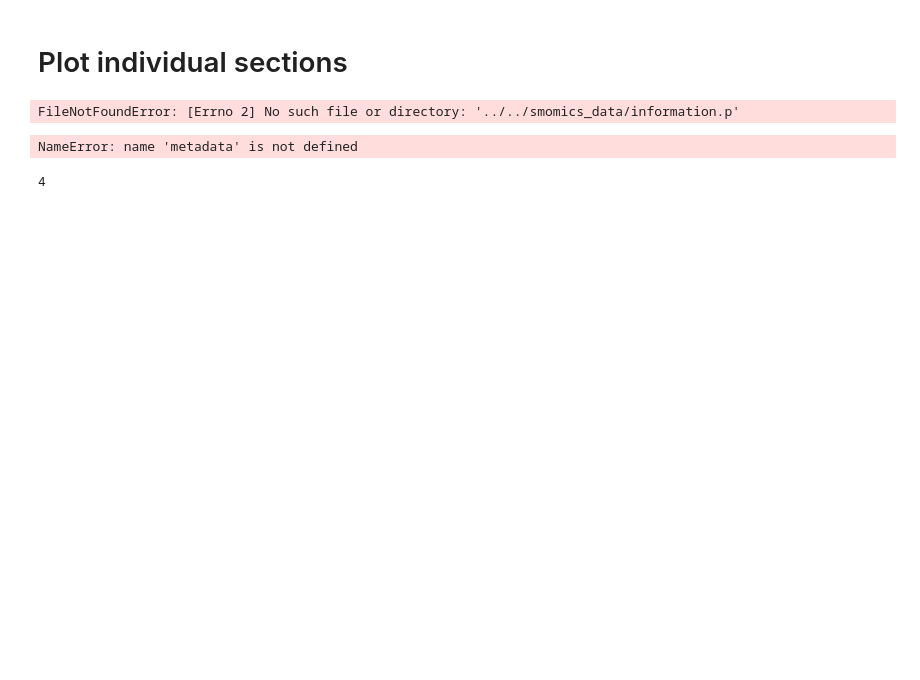
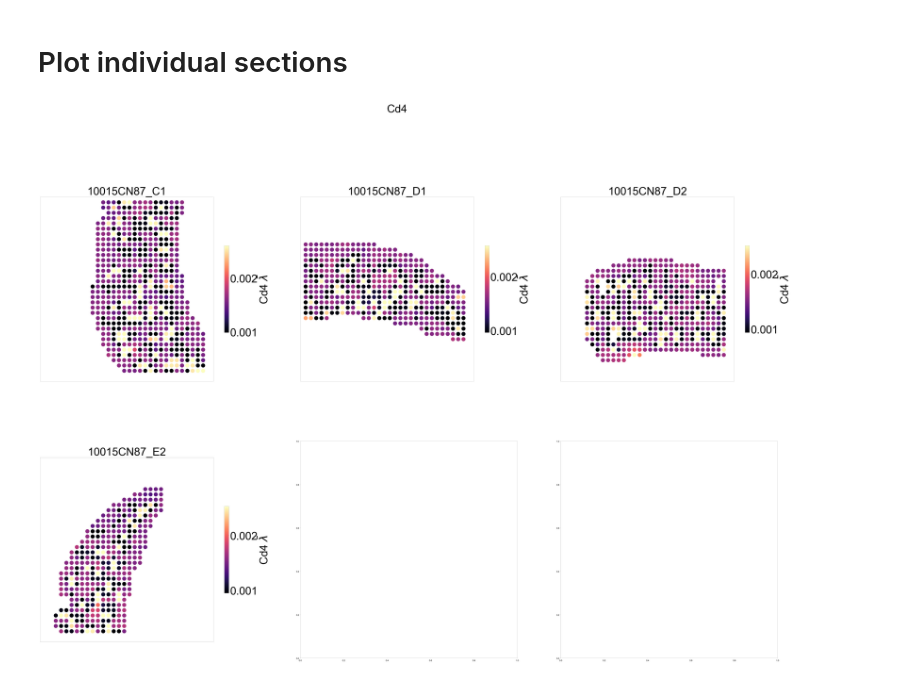
Before and after one commit to klarman-cell-observatory/sm-omics, a Jupyter notebook: tag_vs_mRNA_signals/splotch_viz_spleen.ipynb, the cells around one changed output. Saved outputs shown, nothing was run; the diff lists cells and outputs as text; code cells hidden in the pictures; blank space fills up the shorter version.

```diff
--- a/tag_vs_mRNA_signals/splotch_viz_spleen.ipynb
+++ b/tag_vs_mRNA_signals/splotch_viz_spleen.ipynb
@@ -37,7 +20,7 @@ def read_array_metadata(metadata,filename,n_levels, extraplot=None):
 path = '../../smomics_data'
 
 # Read file
-filename = os.path.join(path, 'lambdas_pmeans.tsv')
+filename = os.path.join(path, 'lambdas_pmeans_spleen_exons_mRNA_6tags.tsv')
 
 #Read file
 #filename = os.path.join(path, 'lambdas_pmeans_spleen_exons_mRNA_ifs.tsv')
@@ -56,26 +39,8 @@ for item in nm:
 lambda_posterior_means.index = nwe
 # %% [markdown]
 # Plot individual sections
-# %%
-# Load sample_information file
-# Read file
-path = '../../smomics_data'
-info_file = os.path.join(path, 'information.p')
-info = pickle.load(open(info_file,'rb'))
-
-metadata = info['metadata']
-n_levels = info['n_levels']
-
-print(metadata['Count file'][2])
-print(n_levels)
-# %% [output]
-FileNotFoundError: [Errno 2] No such file or directory: '../../smomics_data/information.p'
-# %%
-print(metadata['Count file'][1])
-# %% [output]
-NameError: name 'metadata' is not defined
 # %%
-gene = 'Adgre1'
+gene = 'Cd4'
 # %%
 # initialize a figure
 fig = matplotlib.pyplot.figure(figsize=(60, 60))
@@ -91,7 +56,7 @@ for i in range(0,int((int(len(count_files)+2)/num_cols))):
 fig.suptitle(gene, fontsize=50)
 
 # set percent cut offs for ploting
-mins = [5,5,5,5,5,5]
+mins = [10,5,5,5,5,5]
 maxs = [95,95,95,95,95,95]
 # loop over the count files
 for n, count_file in enumerate(count_files):
@@ -105,34 +70,34 @@ for n, count_file in enumerate(count_files):
     y_coordinates = (coordinates[:,1]-1)
 
     # visualize the ST spots
     s=300
 
     vmin = numpy.percentile(lambda_posterior_means[count_file].loc[gene].values,mins[n])
     vmax = numpy.percentile(lambda_posterior_means[count_file].loc[gene].values,maxs[n])
 
     cbmap = ax.scatter(x_coordinates,y_coordinates,
                        s=s,c=lambda_posterior_means[count_file].loc[gene],
                        cmap='magma',vmin=vmin,vmax=vmax,marker='o')
 
     ax.set_aspect('equal')
 
     ax.set_xticks([])
     ax.set_yticks([])
 
     ax.set_xlim(0, 33)
     ax.set_ylim(35,0)
 
     # put some information on the array in the title
     ax.set_title(count_file.split("/")[-1].split("_stdata_adjusted.tsv")[0], fontsize=50)
 
     cbar = matplotlib.pyplot.colorbar(cbmap,ax=ax,shrink=0.4)
     cbar.ax.tick_params(labelsize=50)
 
     cbar.set_label(r'%s $\bar{\lambda}$'%(gene), fontsize=50)
 
 fig.subplots_adjust(top=0.90)
 #fig.savefig(gene+'_exons.pdf')
+# %% [output]
+[figure, added]
 # %%
 len(count_files)
-# %% [output]
-4
```
Also changed, not shown: parts of 2 cells of this notebook, 12 other files.
